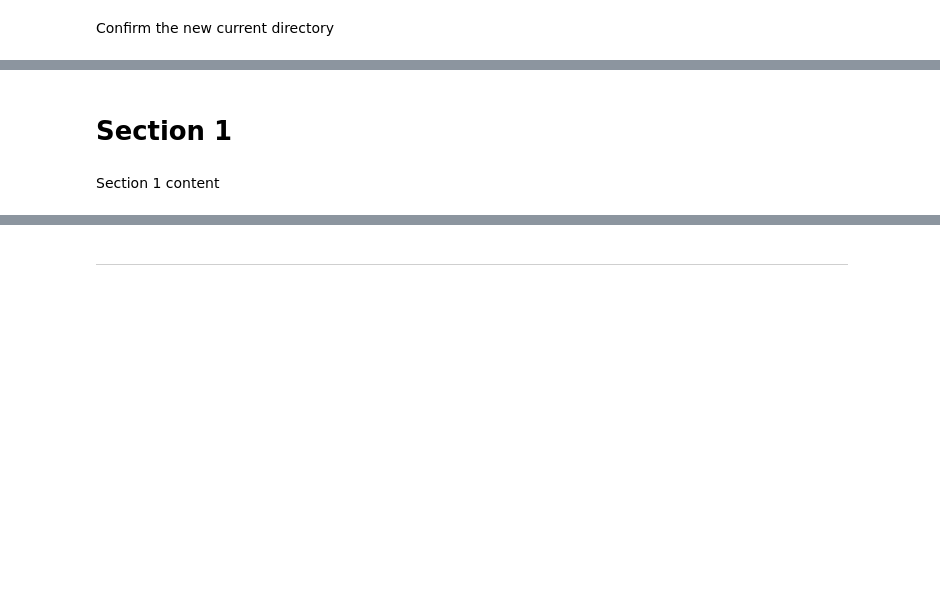
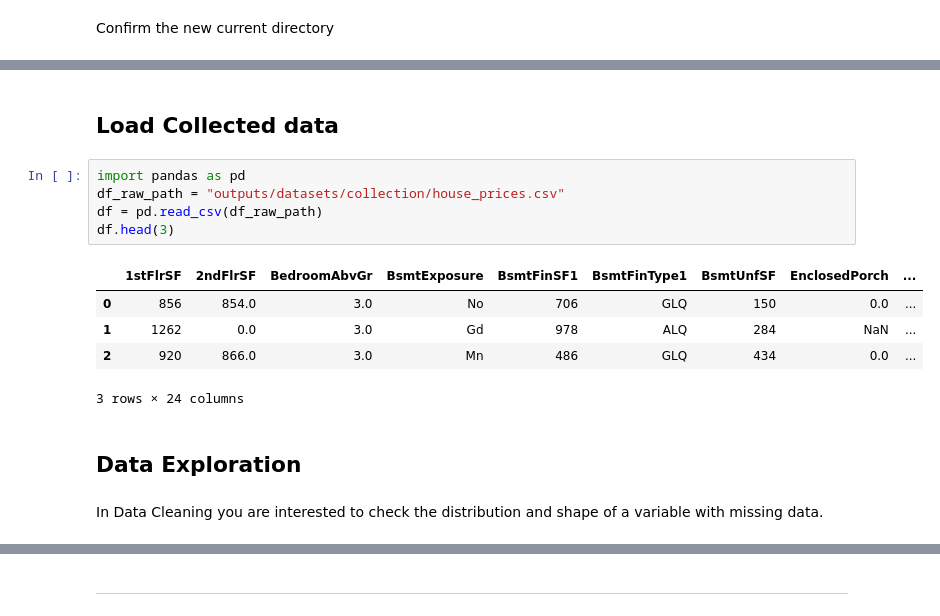
Before and after one commit to Code-Institute-Submissions/modonohoe-data-analytics-housing-project, a Jupyter notebook: jupyter_notebooks/03 - Data Cleaning.ipynb, the cells around one changed output, grey strips where cells are left out. Drawn from its saved outputs; the diff is of its cells as text; blank space fills up the shorter version.

Commit message:
ADD: Data cleaning ning intro upyter notebook

```diff
--- a/jupyter_notebooks/03 - Data Cleaning.ipynb
+++ b/jupyter_notebooks/03 - Data Cleaning.ipynb
@@ -44,4 +50,17 @@ current_dir
-# %% [markdown]
-# Section 1
-# %% [markdown]
-Section 1 content
+# %% [markdown]
+## Load Collected data
+# %%
+import pandas as pd
+df_raw_path = "outputs/datasets/collection/house_prices.csv"
+df = pd.read_csv(df_raw_path)
+df.head(3)
+# %% [output]
+|  | 1stFlrSF | 2ndFlrSF | BedroomAbvGr | BsmtExposure | BsmtFinSF1 | BsmtFinType1 | BsmtUnfSF | EnclosedPorch | ... |
+| 0 | 856 | 854.0 | 3.0 | No | 706 | GLQ | 150 | 0.0 | ... |
+| 1 | 1262 | 0.0 | 3.0 | Gd | 978 | ALQ | 284 | NaN | ... |
+| 2 | 920 | 866.0 | 3.0 | Mn | 486 | GLQ | 434 | 0.0 | ... |
+3 rows × 24 columns
+# %% [markdown]
+## Data Exploration
+# %% [markdown]
+In Data Cleaning you are interested to check the distribution and shape of a variable with missing data.
```
Also changed, not shown: parts of 24 cells of this notebook, 1 other file.
